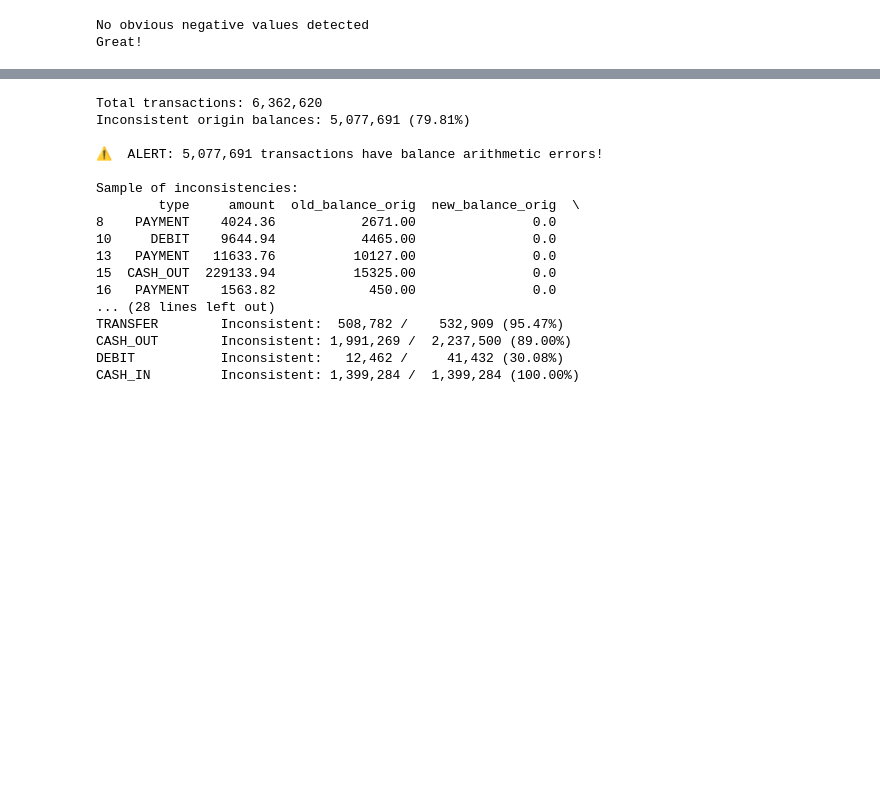
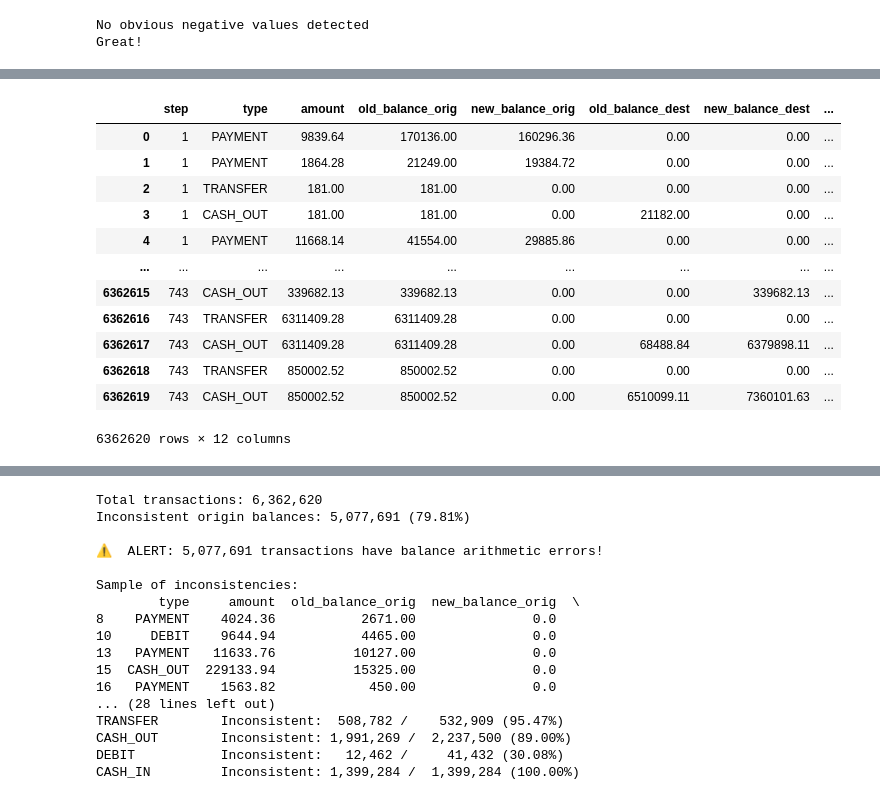
Before and after one commit to amaldu/fraud_detection, a Jupyter notebook: notebooks/00_data_quality.ipynb, the cells around one changed output, grey strips where cells are left out. Drawn from its saved outputs; the diff is of its cells as text; code cells hidden in the pictures; blank space fills up the shorter version.

Commit message:
update: added payment type  analysis

```diff
--- a/notebooks/00_data_quality.ipynb
+++ b/notebooks/00_data_quality.ipynb
@@ -193,0 +210,31 @@ Assumption 1: for origin accounts, balance arithmetic should be consistent, with
+# %%
+balances_subset = data[['step',
+           'type',
+           'amount',
+           'old_balance_orig',
+           'new_balance_orig',
+           'old_balance_dest',
+           'new_balance_dest',
+           'is_fraud']].copy()
+
+balances_subset['expected_new_balance_orig'] = balances_subset['old_balance_orig'] - balances_subset['amount']
+balances_subset['balance_diff_orig'] = abs(balances_subset['new_balance_orig'] - balances_subset['expected_new_balance_orig'])
+
+
+balances_subset['expected_new_balance_dest'] = balances_subset['old_balance_dest'] + balances_subset['amount']
+balances_subset['balance_diff_dest'] = abs(balances_subset['new_balance_dest'] - balances_subset['expected_new_balance_dest'])
+balances_subset
+# %% [output]
+|  | step | type | amount | old_balance_orig | new_balance_orig | old_balance_dest | new_balance_dest | ... |
+| 0 | 1 | PAYMENT | 9839.64 | 170136.00 | 160296.36 | 0.00 | 0.00 | ... |
+| 1 | 1 | PAYMENT | 1864.28 | 21249.00 | 19384.72 | 0.00 | 0.00 | ... |
+| 2 | 1 | TRANSFER | 181.00 | 181.00 | 0.00 | 0.00 | 0.00 | ... |
+| 3 | 1 | CASH_OUT | 181.00 | 181.00 | 0.00 | 21182.00 | 0.00 | ... |
+| 4 | 1 | PAYMENT | 11668.14 | 41554.00 | 29885.86 | 0.00 | 0.00 | ... |
+| ... | ... | ... | ... | ... | ... | ... | ... | ... |
+| 6362615 | 743 | CASH_OUT | 339682.13 | 339682.13 | 0.00 | 0.00 | 339682.13 | ... |
+| 6362616 | 743 | TRANSFER | 6311409.28 | 6311409.28 | 0.00 | 0.00 | 0.00 | ... |
+| 6362617 | 743 | CASH_OUT | 6311409.28 | 6311409.28 | 0.00 | 68488.84 | 6379898.11 | ... |
+| 6362618 | 743 | TRANSFER | 850002.52 | 850002.52 | 0.00 | 0.00 | 0.00 | ... |
+| 6362619 | 743 | CASH_OUT | 850002.52 | 850002.52 | 0.00 | 6510099.11 | 7360101.63 | ... |
+6362620 rows × 12 columns
```
Also changed, not shown: parts of 15 cells of this notebook.
